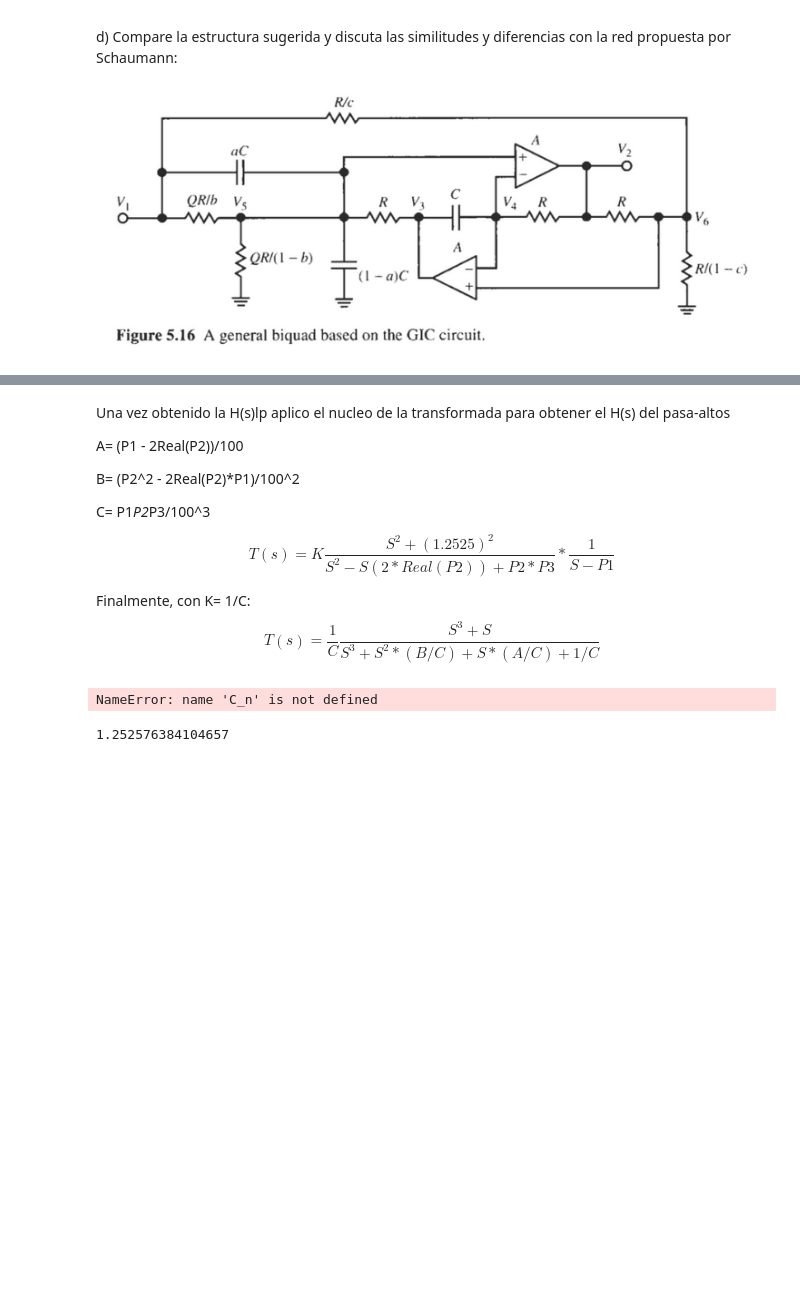
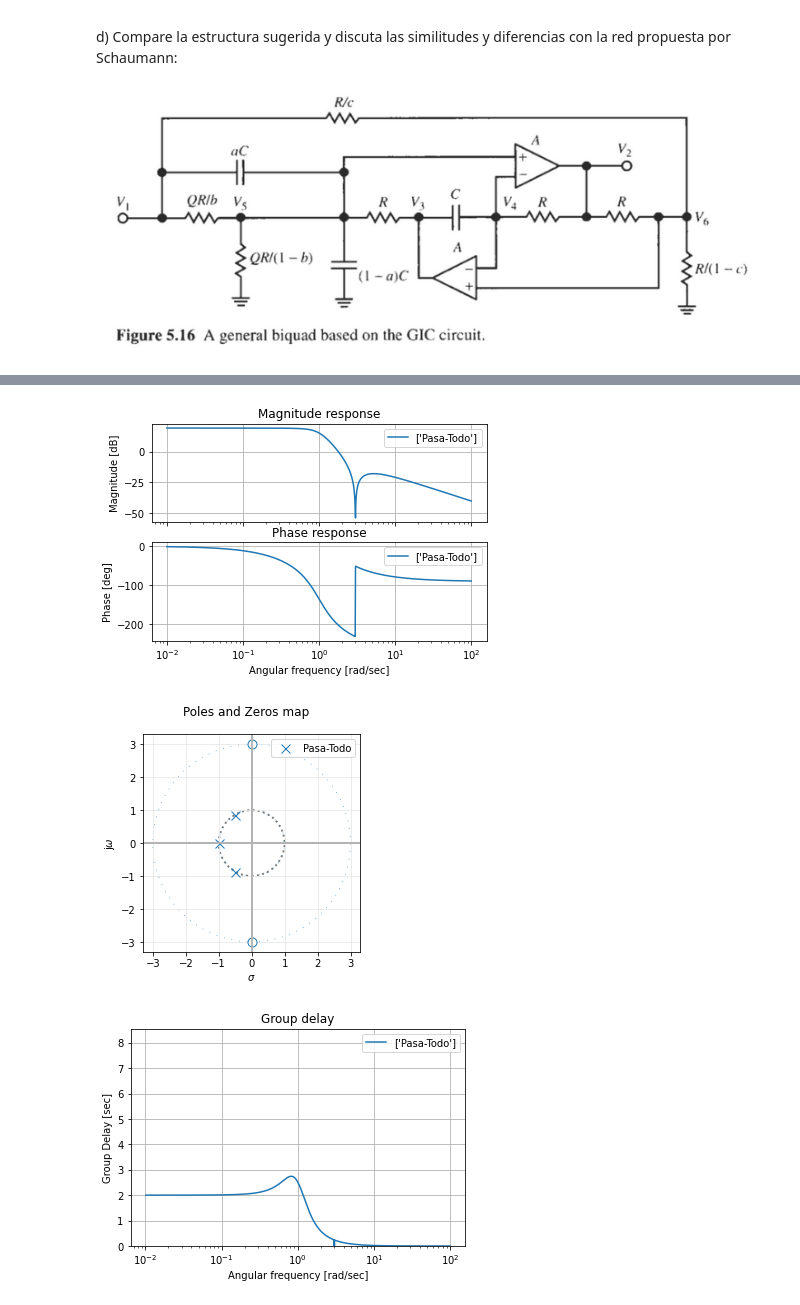
Before and after one commit to npepe/Tc2, a Jupyter notebook: TS6/TS6.ipynb, the cells around one changed output, grey strips where cells are left out. Drawn from its saved outputs; the diff is of its cells as text; code cells hidden in the pictures; blank space fills up the shorter version.

```diff
--- a/TS6/TS6.ipynb
+++ b/TS6/TS6.ipynb
@@ -111,34 +85,11 @@ analyze_sys(mi_sos_A, '1/(S-P1)')
-# %% [markdown]
-Una vez obtenido la H(s)lp aplico el nucleo de la transformada para obtener el H(s) del pasa-altos
-
-A= (P1 - 2Real(P2))/100
-
-B= (P2^2 - 2Real(P2)*P1)/100^2
-
-C= P1*P2*P3/100^3
-
-
-\begin{equation}
-T(s) =K \frac{S^2 + (1.2525)^2}{S^2 - S(2*Real(P2)) +P2*P3} * \frac{1}{S-P1}
-\end{equation}
-
-
-Finalmente, con K= 1/C:
-\begin{equation}
-T(s) = \frac{1}{C}\frac{S^3 + S}{S^3 + S^2 * (B/C) + S * (A/C) + 1/C}
-\end{equation}
-# %%
-k=1/C_n
-
-num=[1,0,k*1,0]
-den=[1,(B_n/C_n),(A_n/C_n),1/C_n]
-
-
-mi_sos_A = sig.TransferFunction(num,den)
-analyze_sys(mi_sos_A, 'Pasa-Altos')
-# %% [output]
-NameError: name 'C_n' is not defined
-# %%
-m.sqrt(1.5689475980166974)
-# %% [output]
-1.252576384104657
+# %%
+
+num_lp=[1,0, 9]
+den_lp=[1,2,2,1]
+
+mi_sos = sig.TransferFunction(num_lp,den_lp)
+analyze_sys(mi_sos, 'Pasa-Todo')
+# %% [output]
+[figure, added]
+[figure, added]
+[figure, added]
```
Also changed, not shown: parts of 7 cells of this notebook.
